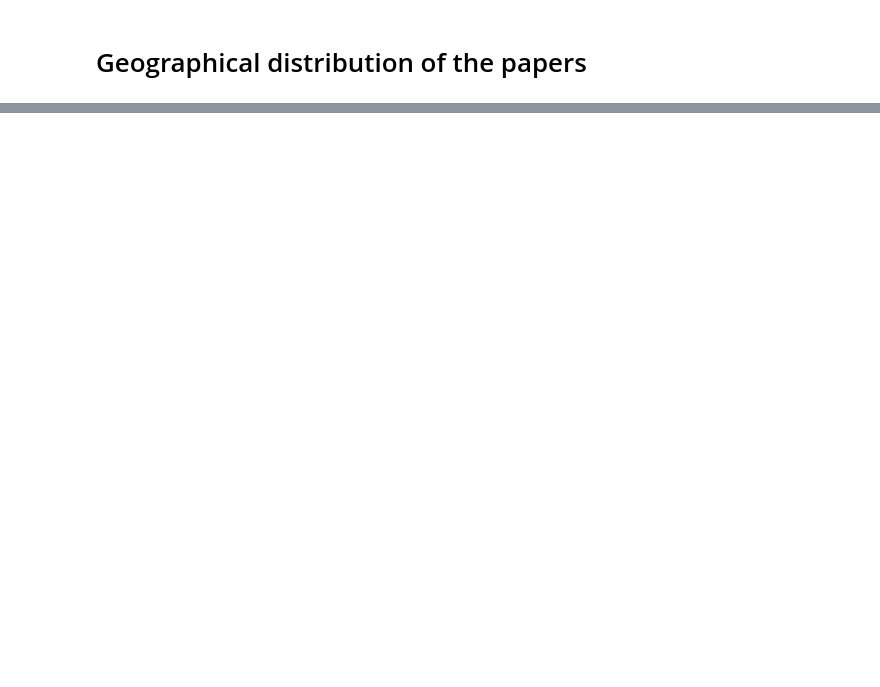
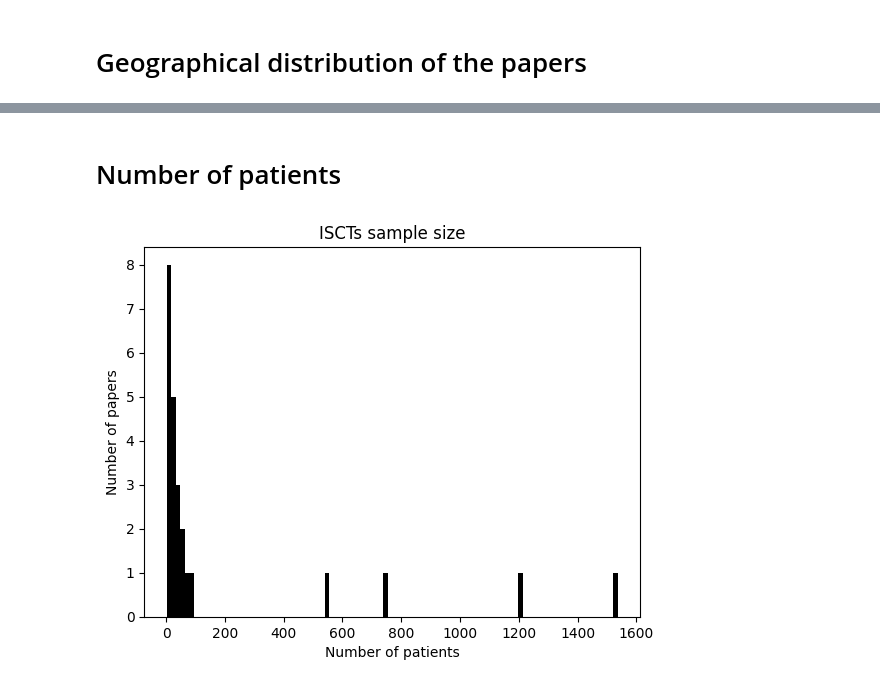
Before and after one commit to crisrogo/ISCTs_review, a Jupyter notebook: figures.ipynb, the cells around one changed output, grey strips where cells are left out. Cells and saved outputs as stored; diff of their text form; code cells hidden in the pictures; blank space fills up the shorter version.

```diff
--- a/figures.ipynb
+++ b/figures.ipynb
@@ -195,0 +160,26 @@ iplot(chmap)
+# %% [markdown]
+# Number of patients
+# %%
+from collections import Counter
+import matplotlib.pyplot as plt
+import numpy
+
+all_patients = []
+
+for paper in original_data:
+    all_patients.append(paper['n_patients'])
+
+papers_per_npatients = Counter(all_patients)
+
+# Create the bar chart
+plt.hist(papers_per_npatients.keys(), bins = 100, color='black')
+
+# Add labels and title
+plt.xlabel('Number of patients')
+plt.ylabel('Number of papers')
+plt.title('ISCTs sample size')
+
+# Show the chart
+plt.show()
+# %% [output]
+[figure, added]
```
Also changed, not shown: parts of 22 cells of this notebook.
